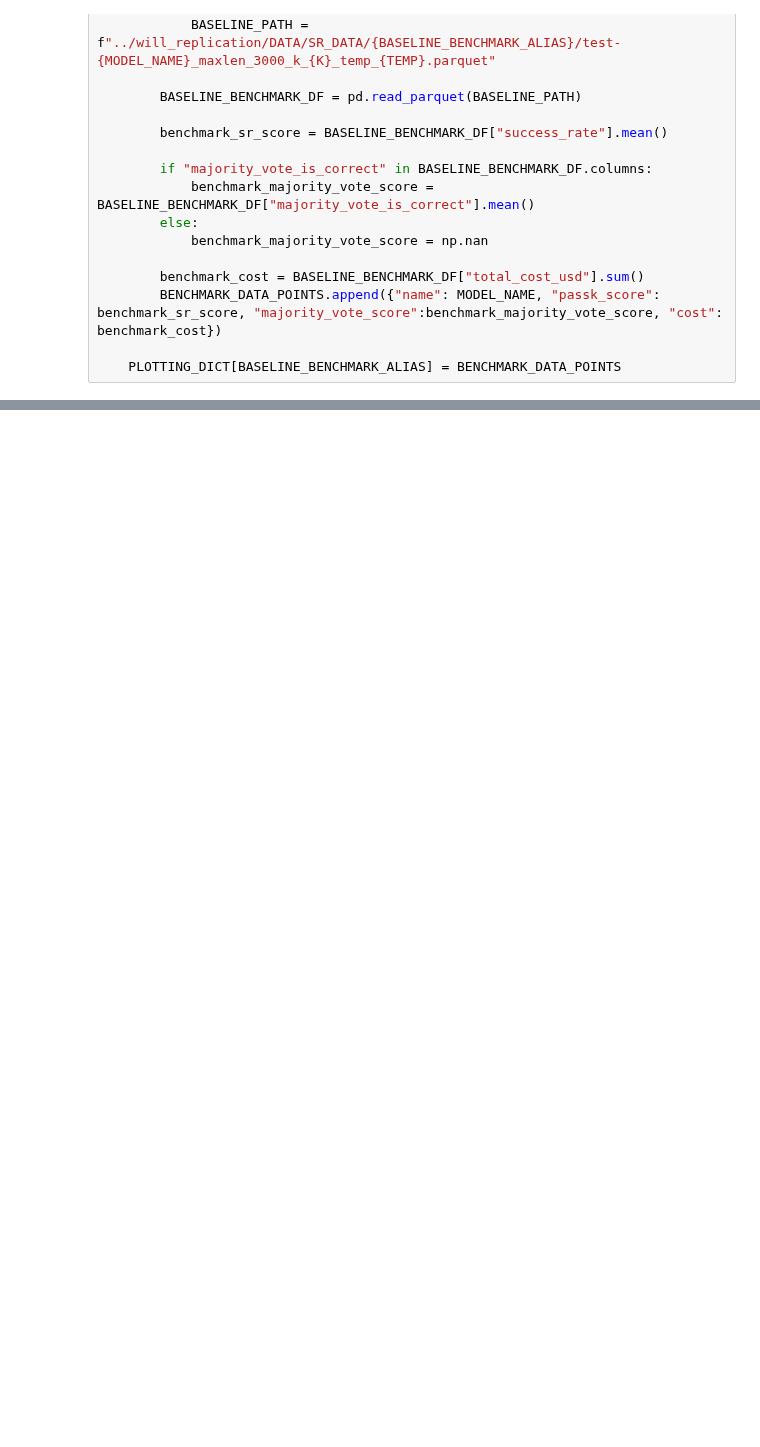
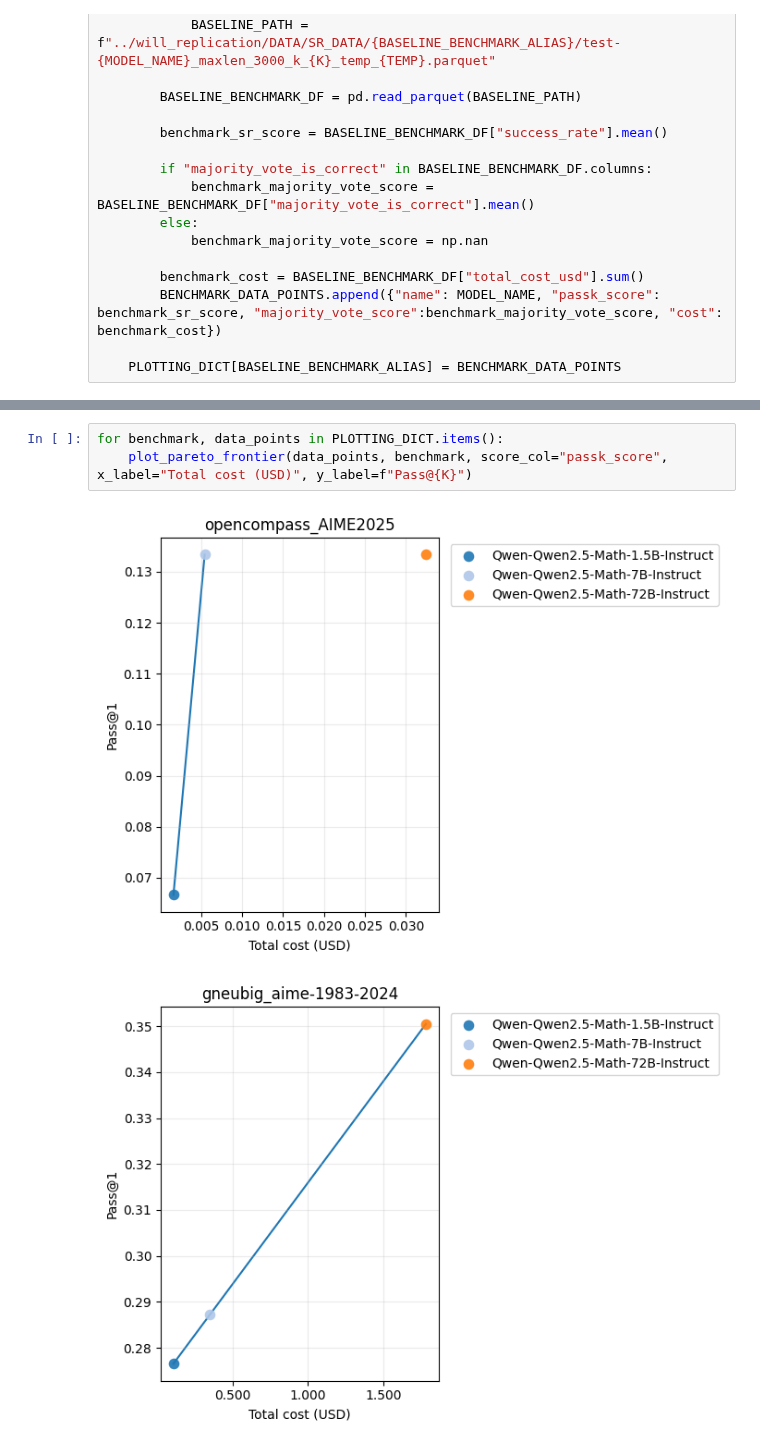
Before and after one commit to KabakaWilliam/llms_know_difficulty, a Jupyter notebook: router_code/create_pareto_baselines.ipynb, the cells around one changed output, grey strips where cells are left out. Drawn from its saved outputs; the diff is of its cells as text; blank space fills up the shorter version.

```diff
--- a/router_code/create_pareto_baselines.ipynb
+++ b/router_code/create_pareto_baselines.ipynb
@@ -91,0 +92,6 @@ PLOTTING_DICT
+# %%
+for benchmark, data_points in PLOTTING_DICT.items():
+    plot_pareto_frontier(data_points, benchmark, score_col="passk_score", x_label="Total cost (USD)", y_label=f"Pass@{K}")
+# %% [output]
+[figure, added]
+[figure, added]
```
Also changed, not shown: parts of 7 cells of this notebook, 35 other files.
